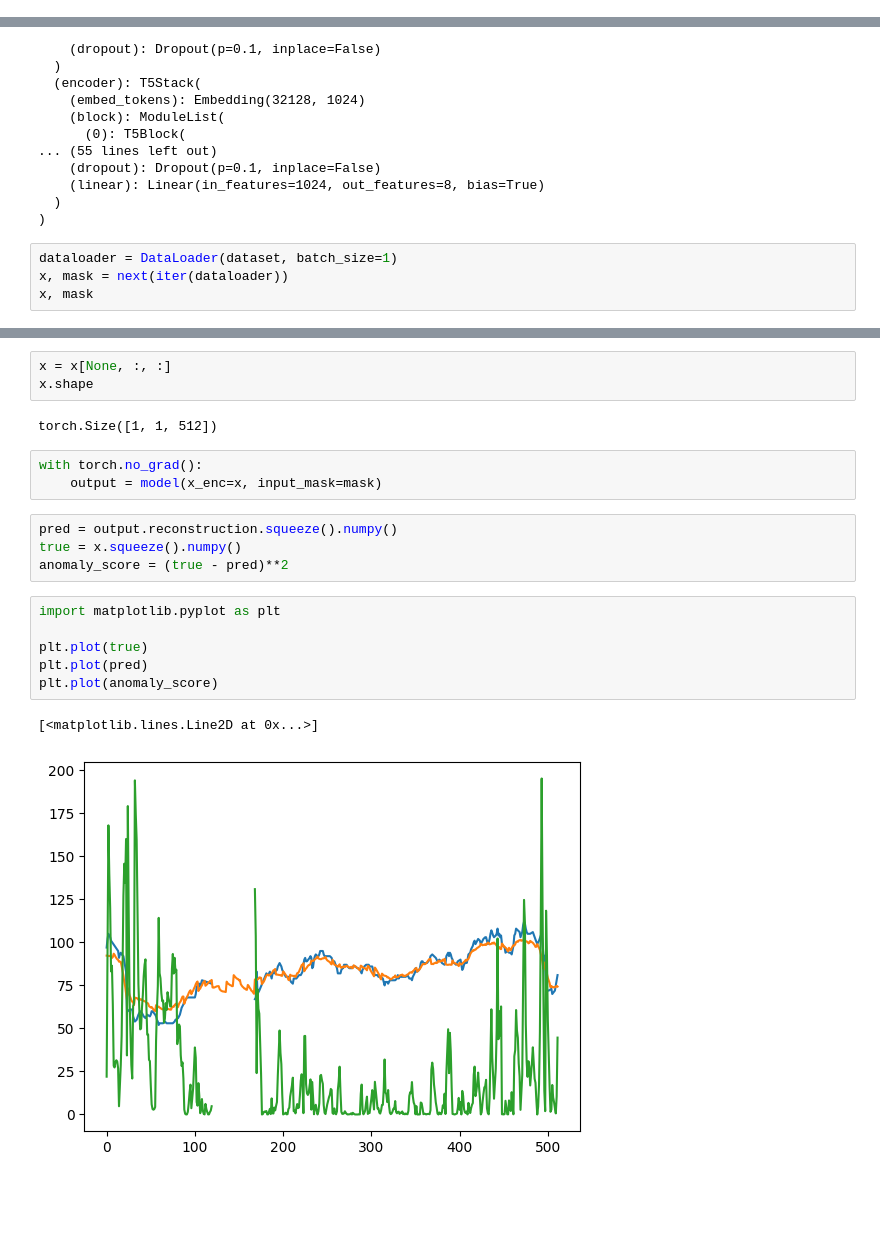
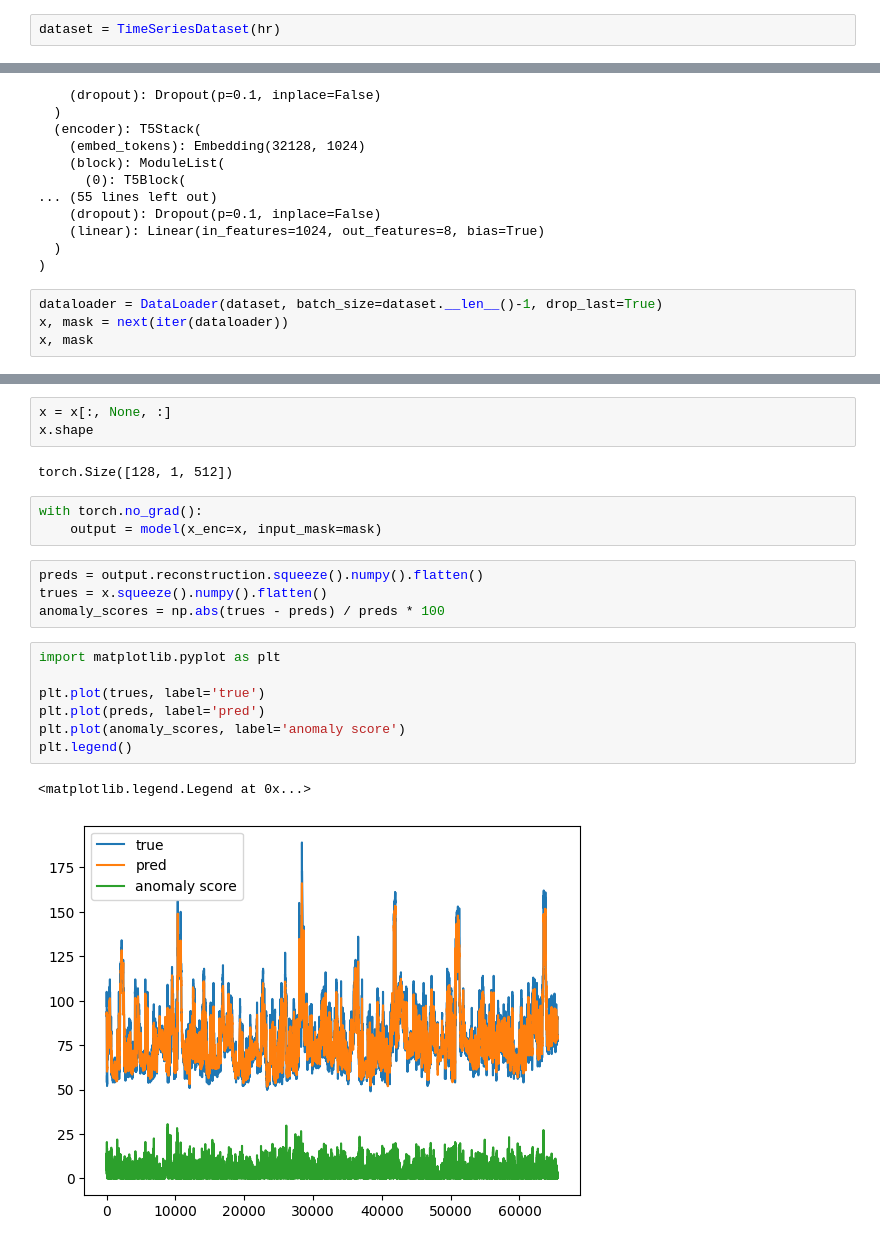
Before and after one commit to claudia-liauw/health-app, a Jupyter notebook: notebooks/1_model.ipynb, the cells around one changed output, grey strips where cells are left out. Cells and saved outputs as stored; diff of their text form; blank space fills up the shorter version.

Commit message:
implement anomaly detection

```diff
--- a/notebooks/1_model.ipynb
+++ b/notebooks/1_model.ipynb
@@ -66,0 +87,2 @@ dataset = TimeSeriesDataset('../data/fitbit_apr/heartrate_seconds_merged.csv')
+# %%
+dataset = TimeSeriesDataset(hr)
@@ -95,7 +127,7 @@ MOMENTPipeline(
   )
 )
 # %%
-dataloader = DataLoader(dataset, batch_size=1)
+dataloader = DataLoader(dataset, batch_size=dataset.__len__()-1, drop_last=True)
 x, mask = next(iter(dataloader))
 x, mask
 # %% [output]
@@ -119,21 +148,22 @@ x, mask
 # %%
-x = x[None, :, :]
+x = x[:, None, :]
 x.shape
 # %% [output]
-torch.Size([1, 1, 512])
+torch.Size([128, 1, 512])
 # %%
 with torch.no_grad():
     output = model(x_enc=x, input_mask=mask)
 # %%
-pred = output.reconstruction.squeeze().numpy()
-true = x.squeeze().numpy()
-anomaly_score = (true - pred)**2
+preds = output.reconstruction.squeeze().numpy().flatten()
+trues = x.squeeze().numpy().flatten()
+anomaly_scores = np.abs(trues - preds) / preds * 100
 # %%
 import matplotlib.pyplot as plt
 
-plt.plot(true)
-plt.plot(pred)
-plt.plot(anomaly_score)
+plt.plot(trues, label='true')
+plt.plot(preds, label='pred')
+plt.plot(anomaly_scores, label='anomaly score')
+plt.legend()
 # %% [output]
-[<matplotlib.lines.Line2D at 0x...>]
+<matplotlib.legend.Legend at 0x...>
-[figure, old version]
+[figure, new version]
```
Also changed, not shown: parts of 13 cells of this notebook.
